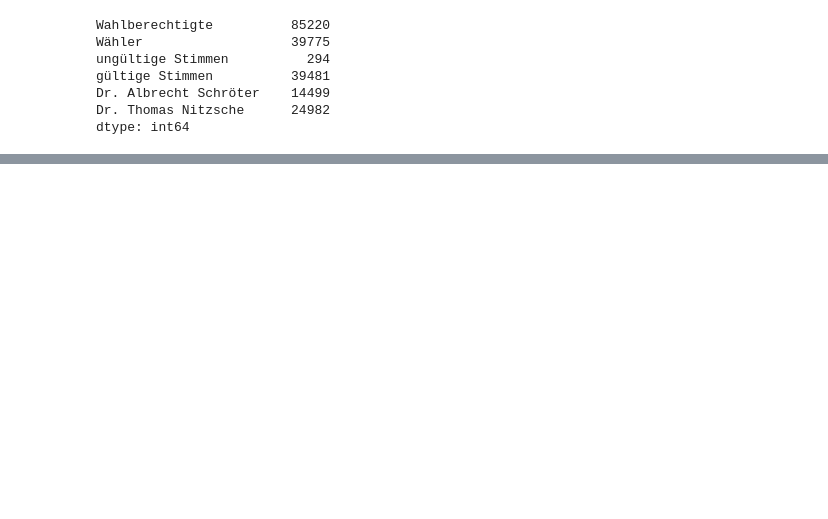
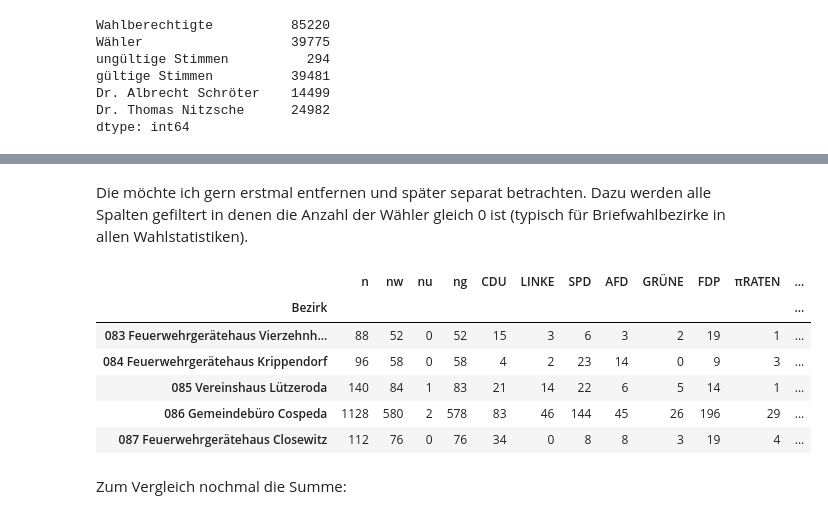
Before and after one commit to defgsus/bm-wahl-18-jena, a Jupyter notebook: src/bm-2018-jena-artikel.ipynb, the cells around one changed output, grey strips where cells are left out. Saved outputs shown, nothing was run; the diff lists cells and outputs as text; code cells hidden in the pictures; blank space fills up the shorter version.

```diff
--- a/src/bm-2018-jena-artikel.ipynb
+++ b/src/bm-2018-jena-artikel.ipynb
@@ -67,0 +109,17 @@ dtype: int64
+# %% [markdown]
+Die möchte ich gern erstmal entfernen und später separat betrachten.
+Dazu werden alle Spalten gefiltert in denen die Anzahl der Wähler gleich 0 ist (typisch für Briefwahlbezirke in allen Wahlstatistiken).
+# %%
+bm1_urne = bm1[bm1["n"] != 0]
+bm2_urne = bm2[bm2["n"] != 0]
+bm1_urne.tail(5)
+# %% [output]
+|  | n | nw | nu | ng | CDU | LINKE | SPD | AFD | GRÜNE | FDP | πRATEN | ... |
+| Bezirk |  |  |  |  |  |  |  |  |  |  |  | ... |
+| 083 Feuerwehrgerätehaus Vierzehnh... | 88 | 52 | 0 | 52 | 15 | 3 | 6 | 3 | 2 | 19 | 1 | ... |
+| 084 Feuerwehrgerätehaus Krippendorf | 96 | 58 | 0 | 58 | 4 | 2 | 23 | 14 | 0 | 9 | 3 | ... |
+| 085 Vereinshaus Lützeroda | 140 | 84 | 1 | 83 | 21 | 14 | 22 | 6 | 5 | 14 | 1 | ... |
+| 086 Gemeindebüro Cospeda | 1128 | 580 | 2 | 578 | 83 | 46 | 144 | 45 | 26 | 196 | 29 | ... |
+| 087 Feuerwehrgerätehaus Closewitz | 112 | 76 | 0 | 76 | 34 | 0 | 8 | 8 | 3 | 19 | 4 | ... |
+# %% [markdown]
+Zum Vergleich nochmal die Summe:
```
Also changed, not shown: parts of 22 cells of this notebook, 4 other files.
